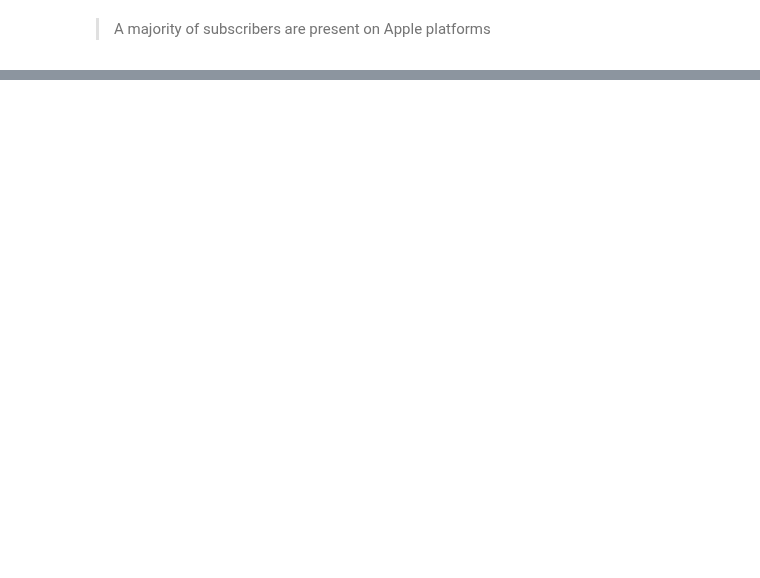
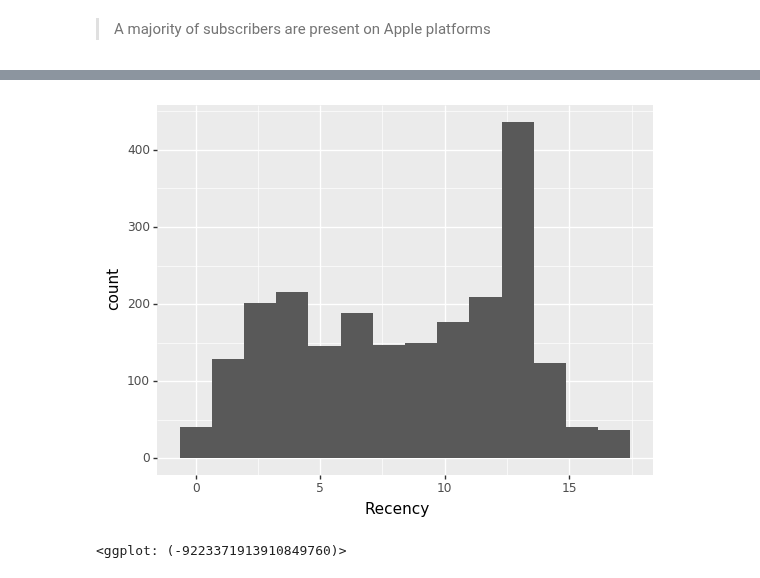
Before and after one commit to jgonz100/MGSC410-Final, a Jupyter notebook: eda.ipynb, the cells around one changed output, grey strips where cells are left out. Drawn from its saved outputs; the diff is of its cells as text; code cells hidden in the pictures; blank space fills up the shorter version.

```diff
--- a/eda.ipynb
+++ b/eda.ipynb
@@ -305,0 +326,12 @@ ggplot(app_act, aes(x = 'App Activity Type', fill = 'App Activity Type')) + geom
+# %%
+subscriber[["Subscription Start Date", "Subscription Expiration"]] = subscriber[["Subscription Start Date", "Subscription Expiration"]].apply(pd.to_datetime)
+
+subscriber["InvoiceDate"] = subscriber["Subscription Start Date"].dt.date
+recent_date = max(subscriber.InvoiceDate) + datetime.timedelta(days = 1)
+customers = subscriber.groupby(['ID']).agg({
+    'InvoiceDate' : lambda x: (recent_date - x.max()).days,
+    'Subscription Event Type' : 'count',
+    'Purchase Amount' : 'sum'})
+customers.rename(columns = {'InvoiceDate' : 'Recency',
+                            'Subscription Event Type' : 'Frequency',
+                            'Purchase Amount' : 'Monetary Value'}, inplace = True)
@@ -305,0 +348,10 @@ ggplot(app_act, aes(x = 'App Activity Type', fill = 'App Activity Type')) + geom
+# %%
+customers_fixed = pd.DataFrame()
+customers_fixed["Recency"] = stats.boxcox(customers['Recency'])[0]
+customers_fixed["Frequency"] = pd.Series(np.log(customers['Frequency'])).values
+customers_fixed["MonetaryValue"] = pd.Series(np.cbrt(customers['Monetary Value'])).values
+# %%
+ggplot(customers_fixed, aes(x = 'Recency')) + geom_histogram()
+# %% [output]
+[figure, added]
+<ggplot: (-9223371913910849760)>
```
Also changed, not shown: parts of 25 cells of this notebook.
